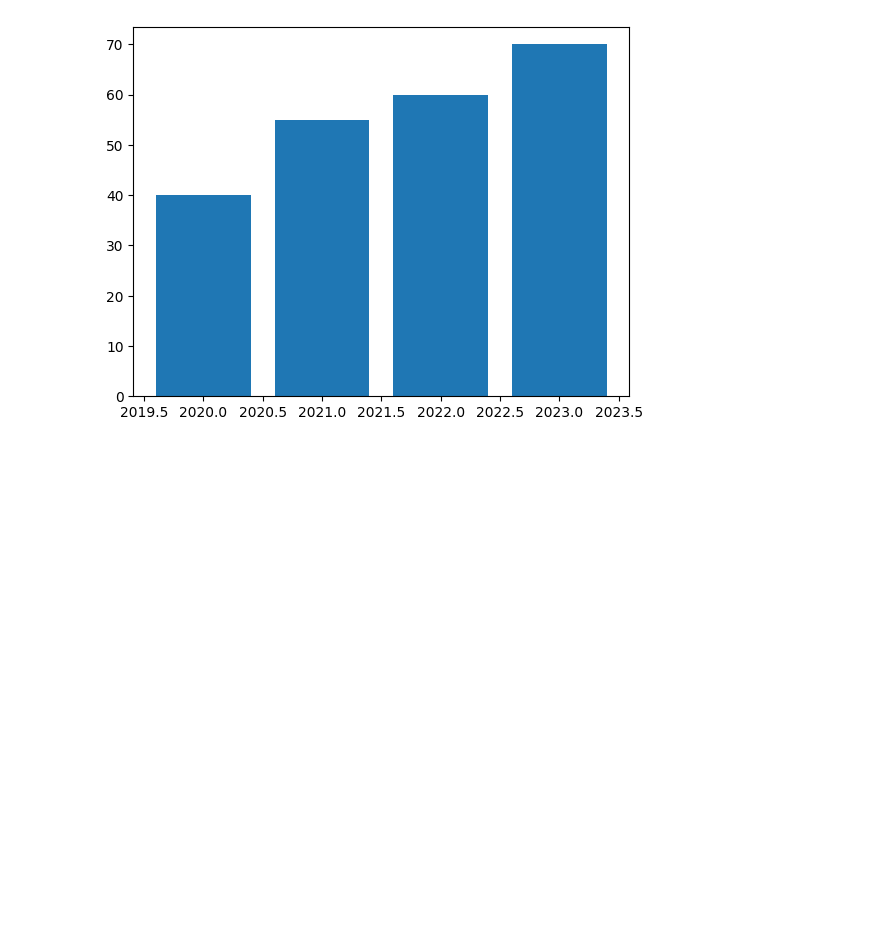
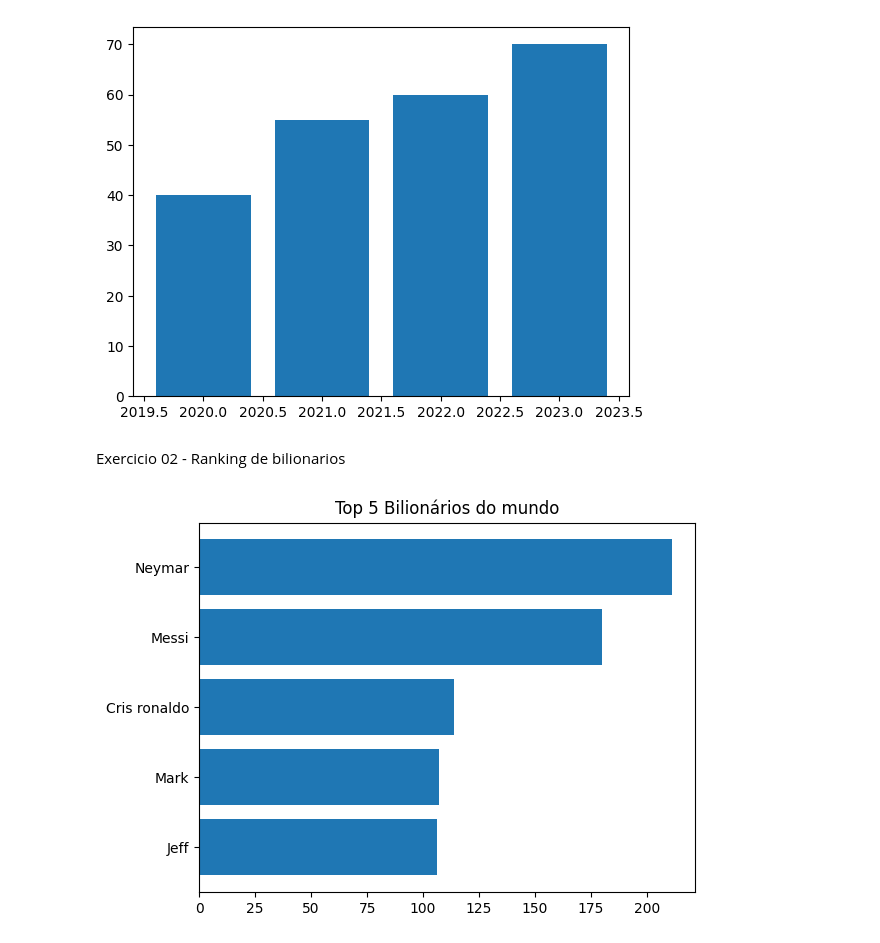
Before and after one commit to Otavioazeved/Vizualiza-o-de-Dados, a Jupyter notebook: Exercicios.ipynb, the cells around one changed output. Drawn from its saved outputs; the diff is of its cells as text; code cells hidden in the pictures; blank space fills up the shorter version.

```diff
--- a/Exercicios.ipynb
+++ b/Exercicios.ipynb
@@ -28,3 +28,5 @@ plt.bar(ano, aprovados)
 # %% [output]
 <BarContainer object of 4 artists>
 [figure]
+# %% [markdown]
+Exercicio 02 - Ranking de bilionarios
@@ -30,0 +35,9 @@ plt.bar(ano, aprovados)
+# %%
+
+nomes = ['Jeff', 'Mark', 'Cris ronaldo', 'Messi', 'Neymar']
+Money = [211,180,114,107,106]
+plt.barh(nomes, Money)
+plt.title("Top 5 Bilionários do mundo")
+plt.show()
+# %% [output]
+[figure, added]
```
Also changed, not shown: parts of 3 cells of this notebook.
